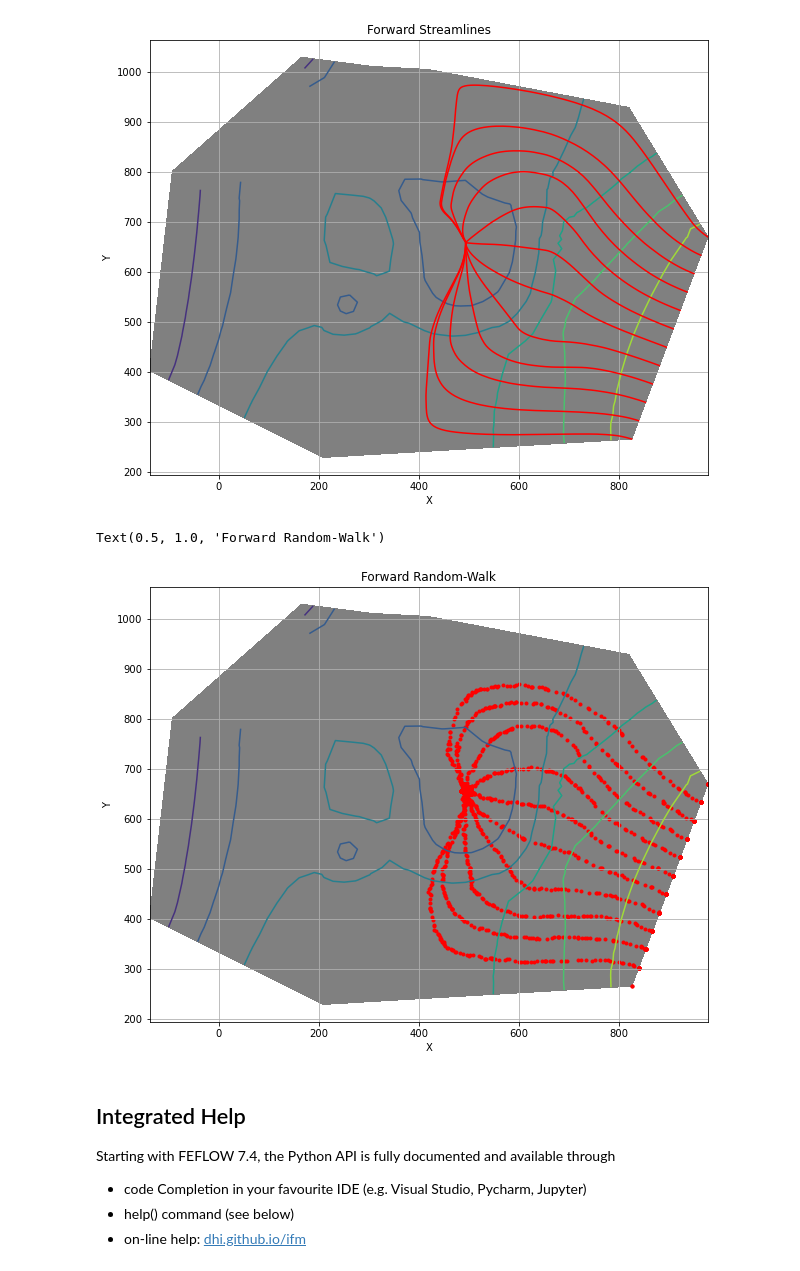
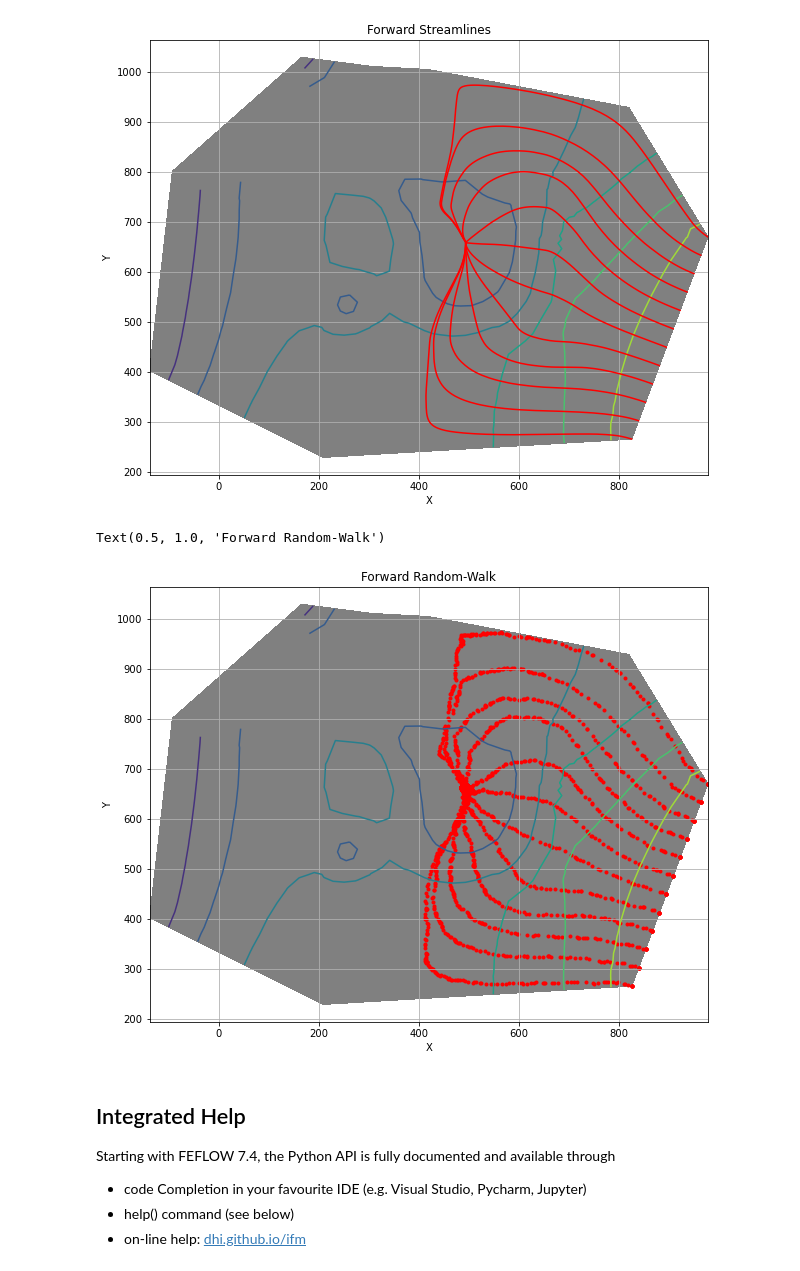
Before and after one commit to DHI/ifm, a Jupyter notebook: tutorials/whats-new-in-ifm7400.ipynb, the cells around one changed output. Drawn from its saved outputs; the diff is of its cells as text; code cells hidden in the pictures.

Commit message:
added last changes in API (Particle Tracking Names)

```diff
--- a/tutorials/whats-new-in-ifm7400.ipynb
+++ b/tutorials/whats-new-in-ifm7400.ipynb
@@ -704,27 +684,27 @@ Text(0.5, 1.0, 'Forward Streamlines')
 [figure]
 # %%
 # repeat for random walk
-pt.setTrackingType(ifm.Enum.PT_RW)  # random-walk streamlines/pathlines
+pt.setTrackingType(ifm.Enum.PT_TYPE_RW)  # random-walk streamlines/pathlines
 
 # create a plot
 fig, ax1 = plt.subplots(1, figsize=(10,8))
 ax1.axis("equal")
 doc.c.plot.faces()
 doc.c.plot.isolines(par=ifm.Enum.P_HEAD)
 ax1.grid()
 ax1.set_ylabel("Y")
 ax1.set_xlabel("X")
 
 # add pathlines starting from the selection "east"
 for n in doc.c.sel.list("east"):
     pl=pt.generatePathLine(df_nodes.X[n], df_nodes.Y[n])
     df_pl = pd.DataFrame(pl, columns=["X", "Y", "Tau"])
     plt.scatter(df_pl.X, df_pl.Y, marker=".", color="red")
 
 plt.title("Forward Random-Walk")
 # %% [output]
 Text(0.5, 1.0, 'Forward Random-Walk')
-[figure, old version]
+[figure, new version]
 # %% [markdown]
 ## Integrated Help
 
```
Also changed, not shown: parts of 8 cells of this notebook.
